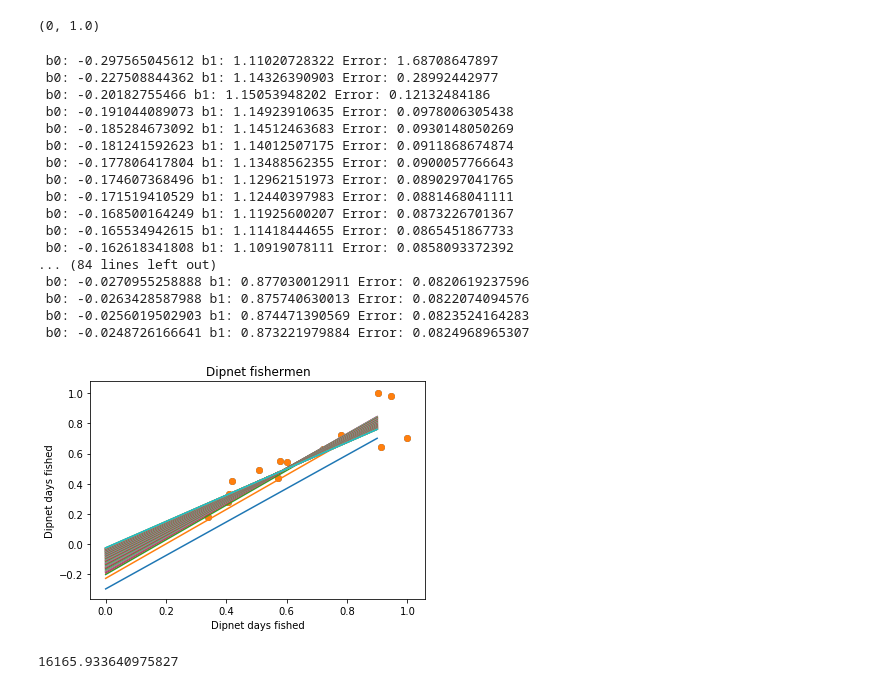
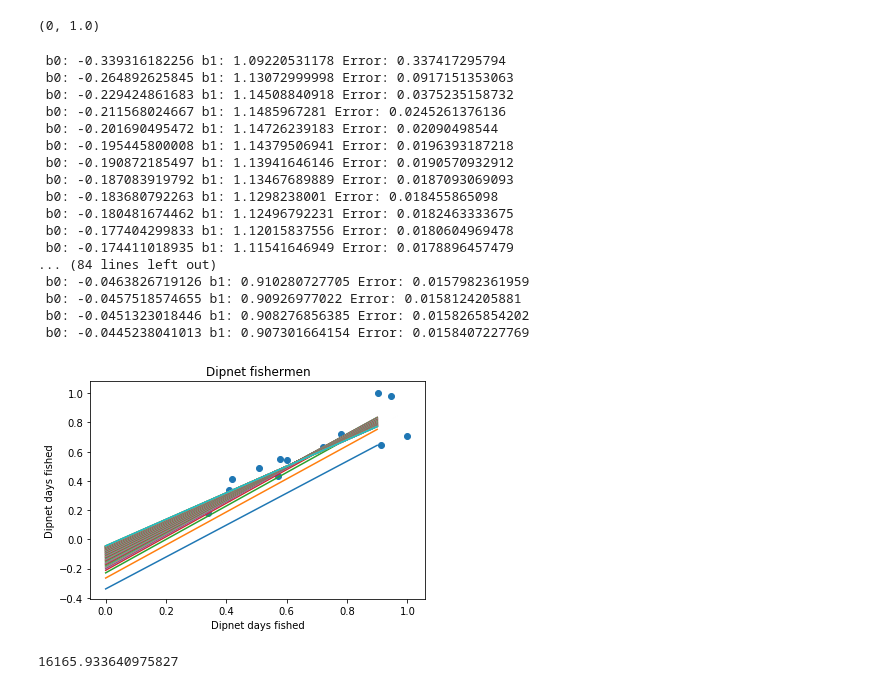
Before and after one commit to NguyenDa18/MachineLearning_HW1, a Jupyter notebook: HW1_pt1_fishery-dip.ipynb, the cells around one changed output. Cells and saved outputs as stored; diff of their text form; code cells hidden in the pictures.

Commit message:
Change to dipnet graph

```diff
--- a/HW1_pt1_fishery-dip.ipynb
+++ b/HW1_pt1_fishery-dip.ipynb
@@ -124,7 +124,7 @@ def mse(X,Y, errorFunction):
         val = useErrorFunction(errorFunction, (row, col))
         errorsList.append(val)
     ERROR_SUM = sum(errorsList)
-    return ERROR_SUM / 2
+    return ERROR_SUM / batchSize
 
 def adjustWeight(weight, learn, temp_error):
     return weight - learn * temp_error
@@ -134,52 +134,53 @@ def takeRandomBatch(listLen, batchSize):
 
 # init weights
 b1 = 1.0
 b0 = -0.5
+batchSize = 10
 
-learn = 0.1
+learn = 0.4
 
 plt.xlabel('Dipnet days fished')
 plt.ylabel('Dipnet days fished')
 plt.title('Dipnet fishermen')
 plt.scatter(dip_X, dip_Y)
 plt.pause(0.1);
 
-batchSample = takeRandomBatch(len(dip_X), 10)
+batchSample = takeRandomBatch(len(dip_X), batchSize)
 sample_X = [dip_X[i] for i in sorted(batchSample)]
 sample_Y = [dip_Y[i] for i in sorted(batchSample)]
 
 for i in range(100):
     ERROR = mse(dip_X, dip_Y, calc_total_Error)
     b0_temp_error = mse(sample_X, sample_Y, calc_b0_Error)
     b1_temp_error = mse(sample_X, sample_Y, calc_b1_Error)
     b0 = adjustWeight(b0, learn, b0_temp_error)
     b1 = adjustWeight(b1, learn, b1_temp_error)
     print(" b0: " + str(b0) + " b1: " + str(b1) + " Error: " + str(ERROR))
     # How to plot the graph
     X_test = np.arange(0,1,0.1)
     plt.plot (X_test, b1*X_test + b0)
     plt.pause(0.1)
 
 plt.show()
 # %% [output]
- b0: -0.297565045612 b1: 1.11020728322 Error: 1.68708647897
- b0: -0.227508844362 b1: 1.14326390903 Error: 0.28992442977
- b0: -0.20182755466 b1: 1.15053948202 Error: 0.12132484186
- b0: -0.191044089073 b1: 1.14923910635 Error: 0.0978006305438
- b0: -0.185284673092 b1: 1.14512463683 Error: 0.0930148050269
- b0: -0.181241592623 b1: 1.14012507175 Error: 0.0911868674874
- b0: -0.177806417804 b1: 1.13488562355 Error: 0.0900057766643
- b0: -0.174607368496 b1: 1.12962151973 Error: 0.0890297041765
- b0: -0.171519410529 b1: 1.12440397983 Error: 0.0881468041111
- b0: -0.168500164249 b1: 1.11925600207 Error: 0.0873226701367
- b0: -0.165534942615 b1: 1.11418444655 Error: 0.0865451867733
- b0: -0.162618341808 b1: 1.10919078111 Error: 0.0858093372392
+ b0: -0.339316182256 b1: 1.09220531178 Error: 0.337417295794
+ b0: -0.264892625845 b1: 1.13072999998 Error: 0.0917151353063
+ b0: -0.229424861683 b1: 1.14508840918 Error: 0.0375235158732
+ b0: -0.211568024667 b1: 1.1485967281 Error: 0.0245261376136
+ b0: -0.201690495472 b1: 1.14726239183 Error: 0.02090498544
+ b0: -0.195445800008 b1: 1.14379506941 Error: 0.0196393187218
+ b0: -0.190872185497 b1: 1.13941646146 Error: 0.0190570932912
+ b0: -0.187083919792 b1: 1.13467689889 Error: 0.0187093069093
+ b0: -0.183680792263 b1: 1.1298238001 Error: 0.018455865098
+ b0: -0.180481674462 b1: 1.12496792231 Error: 0.0182463333675
+ b0: -0.177404299833 b1: 1.12015837556 Error: 0.0180604969478
+ b0: -0.174411018935 b1: 1.11541646949 Error: 0.0178896457479
 ... (84 lines left out)
- b0: -0.0270955258888 b1: 0.877030012911 Error: 0.0820619237596
- b0: -0.0263428587988 b1: 0.875740630013 Error: 0.0822074094576
- b0: -0.0256019502903 b1: 0.874471390569 Error: 0.0823524164283
- b0: -0.0248726166641 b1: 0.873221979884 Error: 0.0824968965307
+ b0: -0.0463826719126 b1: 0.910280727705 Error: 0.0157982361959
+ b0: -0.0457518574655 b1: 0.90926977022 Error: 0.0158124205881
+ b0: -0.0451323018446 b1: 0.908276856385 Error: 0.0158265854202
+ b0: -0.0445238041013 b1: 0.907301664154 Error: 0.0158407227769
-[figure, old version]
+[figure, new version]
 # %%
 def calcPrediction(b1, b0):
     return b1*18513+b0
```
